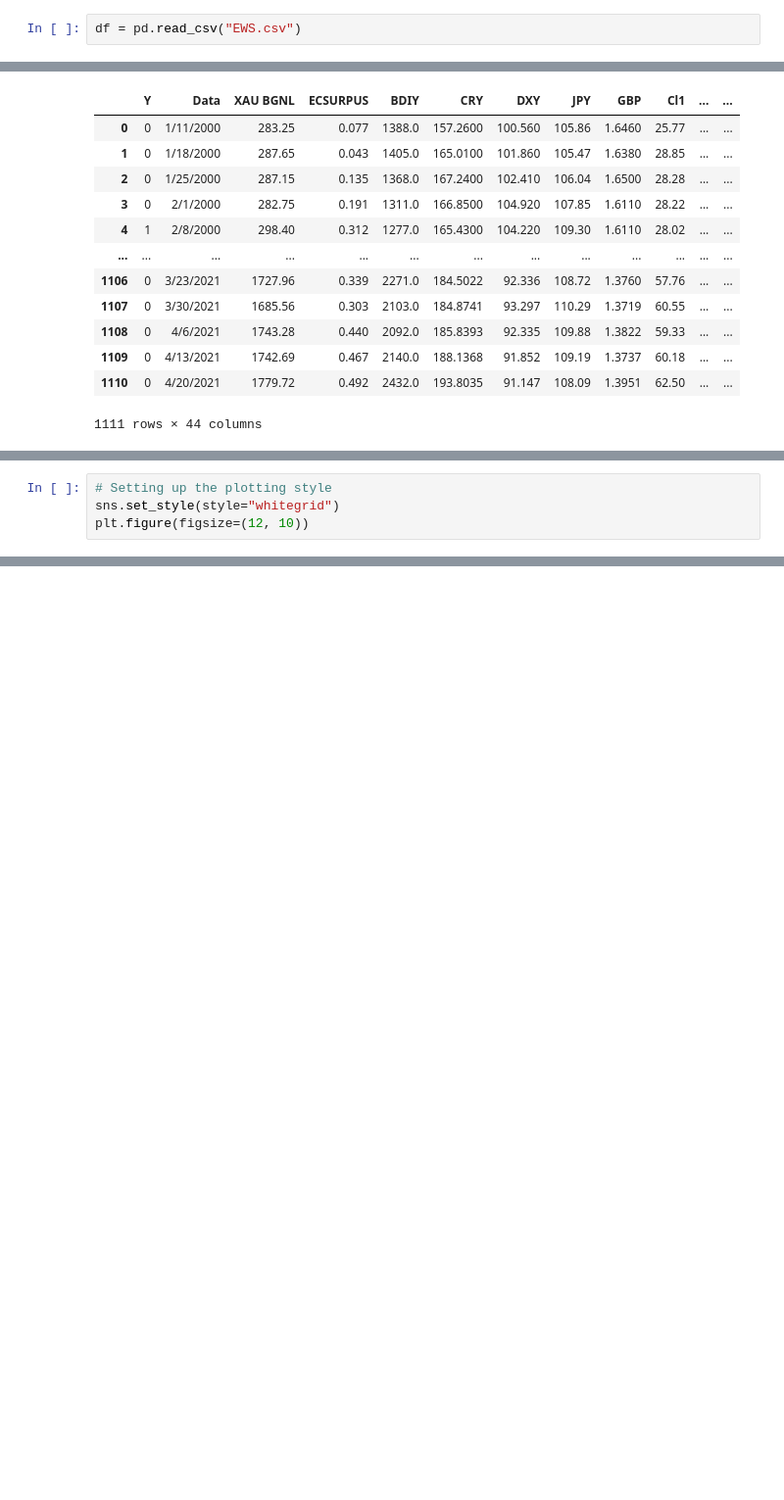
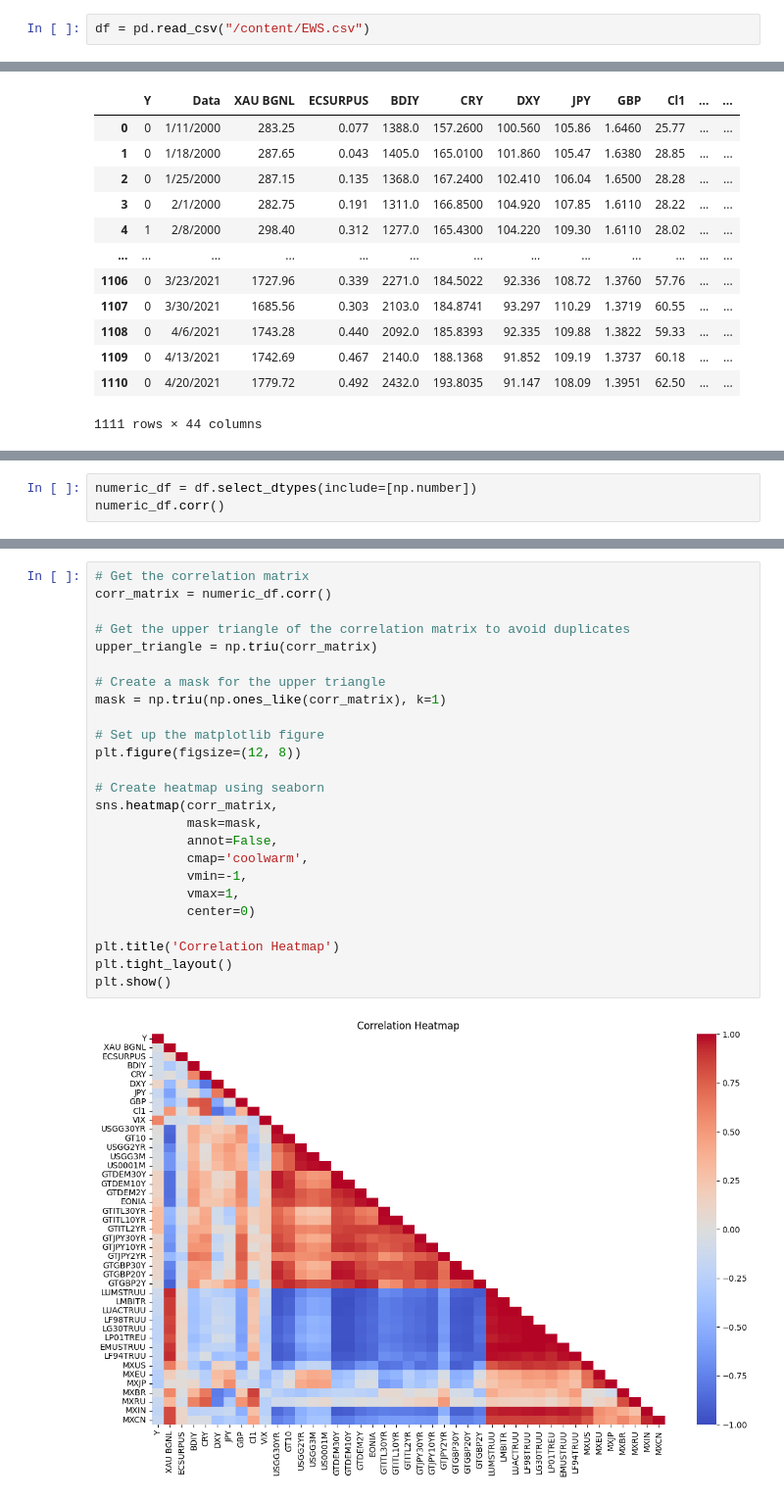
Before and after one commit to zchisholm/zero-risk-ai, a Jupyter notebook: zero_risk_ai_notebook.ipynb, the cells around one changed output, grey strips where cells are left out. Shown at 98% size. Cells and saved outputs as stored; diff of their text form; blank space fills up the shorter version.

```diff
--- a/zero_risk_ai_notebook.ipynb
+++ b/zero_risk_ai_notebook.ipynb
@@ -22,7 +23,7 @@ from sklearn.neighbors import KNeighborsClassifier
 # Ensembling using a voting classifier
 from sklearn.ensemble import VotingClassifier
 # %%
-df = pd.read_csv("EWS.csv")
+df = pd.read_csv("/content/EWS.csv")
 # %%
 df
 # %% [output]
@@ -56,4 +42,0 @@ df.describe()
-# %%
-# Setting up the plotting style
-sns.set_style(style="whitegrid")
-plt.figure(figsize=(12, 10))
@@ -62,0 +96,3 @@ plt.figure(figsize=(12, 10))
+# %%
+numeric_df = df.select_dtypes(include=[np.number])
+numeric_df.corr()
@@ -62,0 +118,27 @@ plt.figure(figsize=(12, 10))
+# %%
+# Get the correlation matrix
+corr_matrix = numeric_df.corr()
+
+# Get the upper triangle of the correlation matrix to avoid duplicates
+upper_triangle = np.triu(corr_matrix)
+
+# Create a mask for the upper triangle
+mask = np.triu(np.ones_like(corr_matrix), k=1)
+
+# Set up the matplotlib figure
+plt.figure(figsize=(12, 8))
+
+# Create heatmap using seaborn
+sns.heatmap(corr_matrix,
+            mask=mask,
+            annot=False,
+            cmap='coolwarm',
+            vmin=-1,
+            vmax=1,
+            center=0)
+
+plt.title('Correlation Heatmap')
+plt.tight_layout()
+plt.show()
+# %% [output]
+[figure, added]
```
Also changed, not shown: parts of 26 cells of this notebook.
